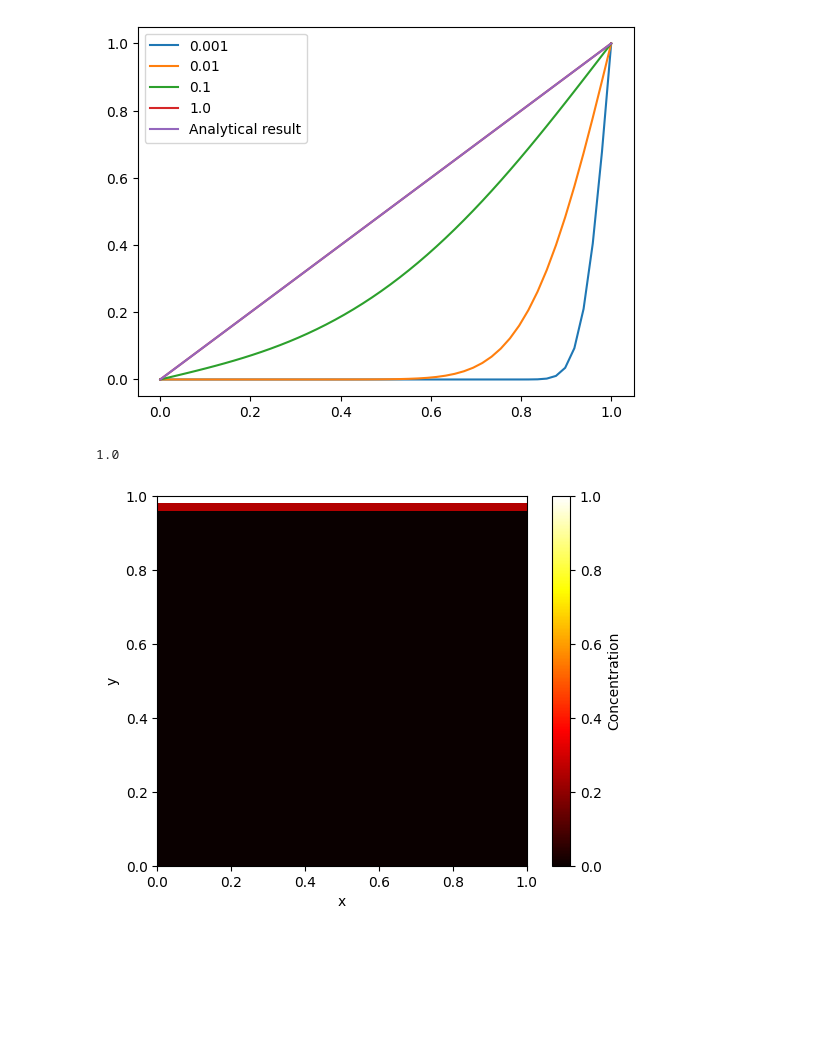
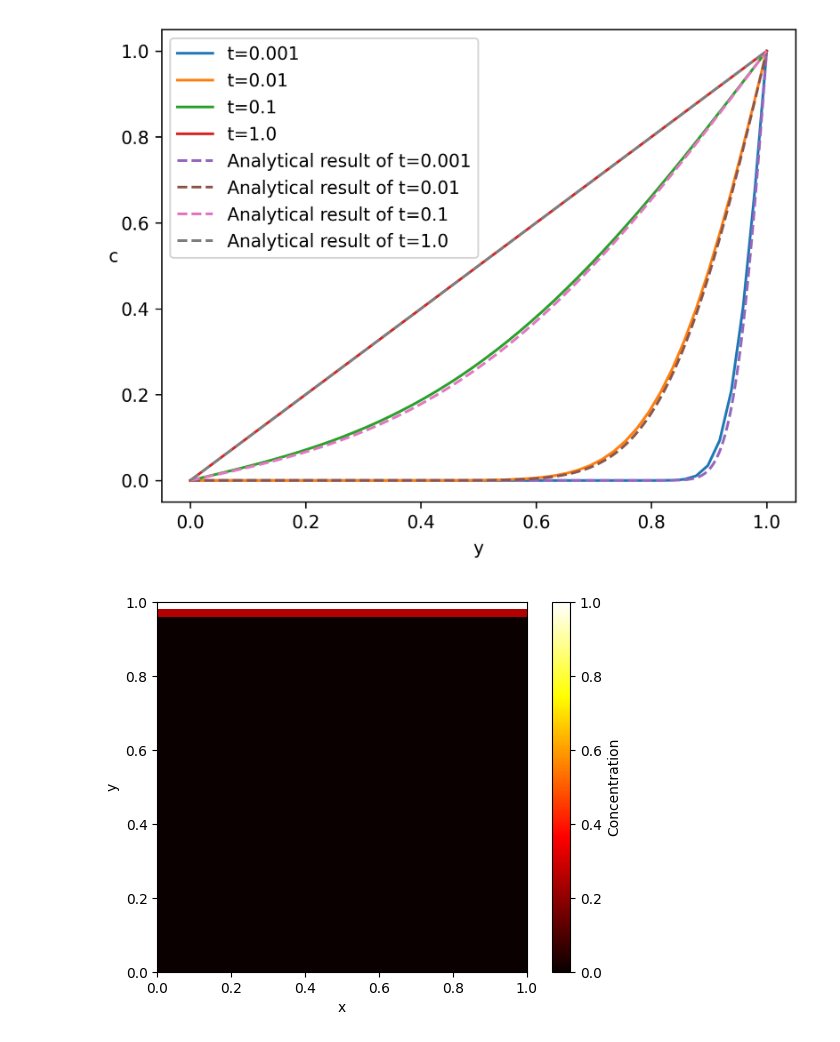
Before and after one commit to JTimmr/Scientific_Computing_1, a Jupyter notebook: diffusion.ipynb, the cells around one changed output. Saved outputs shown, nothing was run; the diff lists cells and outputs as text; code cells hidden in the pictures; blank space fills up the shorter version.

```diff
--- a/diffusion.ipynb
+++ b/diffusion.ipynb
@@ -196,16 +196,18 @@ def run_simulation(initial_condition, dx, L, T=100, D=0, dt=0.001, store_ts=[],
     # Plot different states of the system
     elif plot:
         if not line_ax:
-            line_fig, line_ax = plt.subplots()
+            line_fig, line_ax = plt.subplots(dpi=300)
 
         if len(store_ts) > 0:
             for i, y in enumerate(ys):
-                line_ax.plot(np.linspace(0, L, N), y, label=store_ts[i])
+                line_ax.plot(np.linspace(0, L, N), y, label=f't={store_ts[i]}')
         else:
             function_name = get_function_name(calculate_concentration)
             line_ax.plot(np.linspace(0, L, N), ys[-1], label=f'{function_name}, {i} iterations')
 
         line_ax.legend()
+        line_ax.set_xlabel('y')
+        line_ax.set_ylabel('c', rotation=0)
 
         if filename:
             plt.savefig(filename)
@@ -214,15 +216,3 @@ def run_simulation(initial_condition, dx, L, T=100, D=0, dt=0.001, store_ts=[],
 
     # If no plots are to be made, return the number of iterations it took before the system was stationary
     return i
-# %%
-D = 1
-T = 1
-L = 1
-dt = 0.0001
-dx = 0.02
-
-print(4 * dt * D / dx**2)
-store_ts = [0.001, 0.01, 0.1, 1.]
-initial_condition = initial_condition_I(L, dx)
-
-run_simulation(initial_condition, dx, L, T, D, dt, store_ts)
@@ -249,9 +235,15 @@ T = 1
 L = 1
 dt = 0.0001
 dx = 0.02
-fig, ax = plt.subplots()
+fig, ax = plt.subplots(dpi=300)
 
-print(4 * dt * D / dx**2)
+stability_coefficient = 4 * dt * D / dx**2
+
+if stability_coefficient <= 1.:
+    print(f'4 * dt * D / dx**2 = {stability_coefficient}, which leads to a stable solution')
+else:
+    print(f'4 * dt * D / dx**2 = {stability_coefficient}, which leads to an UNSTABLE solution')
+
 store_ts = [0.001, 0.01, 0.1, 1.]
 initial_condition = initial_condition_I(L, dx)
 
@@ -262,20 +254,20 @@ run_simulation(initial_condition, dx, L, T, D, dt, store_ts, line_ax=ax)
 3
 # %%
 y_values = np.linspace(0., 1.0, 1000)
+store_ts = [0.001, 0.01, 0.1, 1.]
 
-c_values = calculate_analytical_concentration(y_values, T, D)
-ax.plot(y_values, c_values, label='Analytical result')
-ax.legend()
+for t in store_ts:
+    c_values = calculate_analytical_concentration(y_values, t, D)
+    ax.plot(y_values, c_values, '--', label=f'Analytical result of t={t}')
+    ax.legend()
 fig
 # %% [output]
-[figure, old version]
+[figure, new version]
 # %%
-print(4 * dt * D / dx**2)
 store_ts = [0.001, 0.01, 0.1, 1.]
 initial_condition = initial_condition_I(L, dx)
 
 run_simulation(initial_condition, dx, L, T, D, dt, store_ts, make_animation=True, filename='animation_IV')
 # %% [output]
-1.0
 [figure]
 # %%
```
Also changed, not shown: parts of 17 cells of this notebook, 1 other file.
